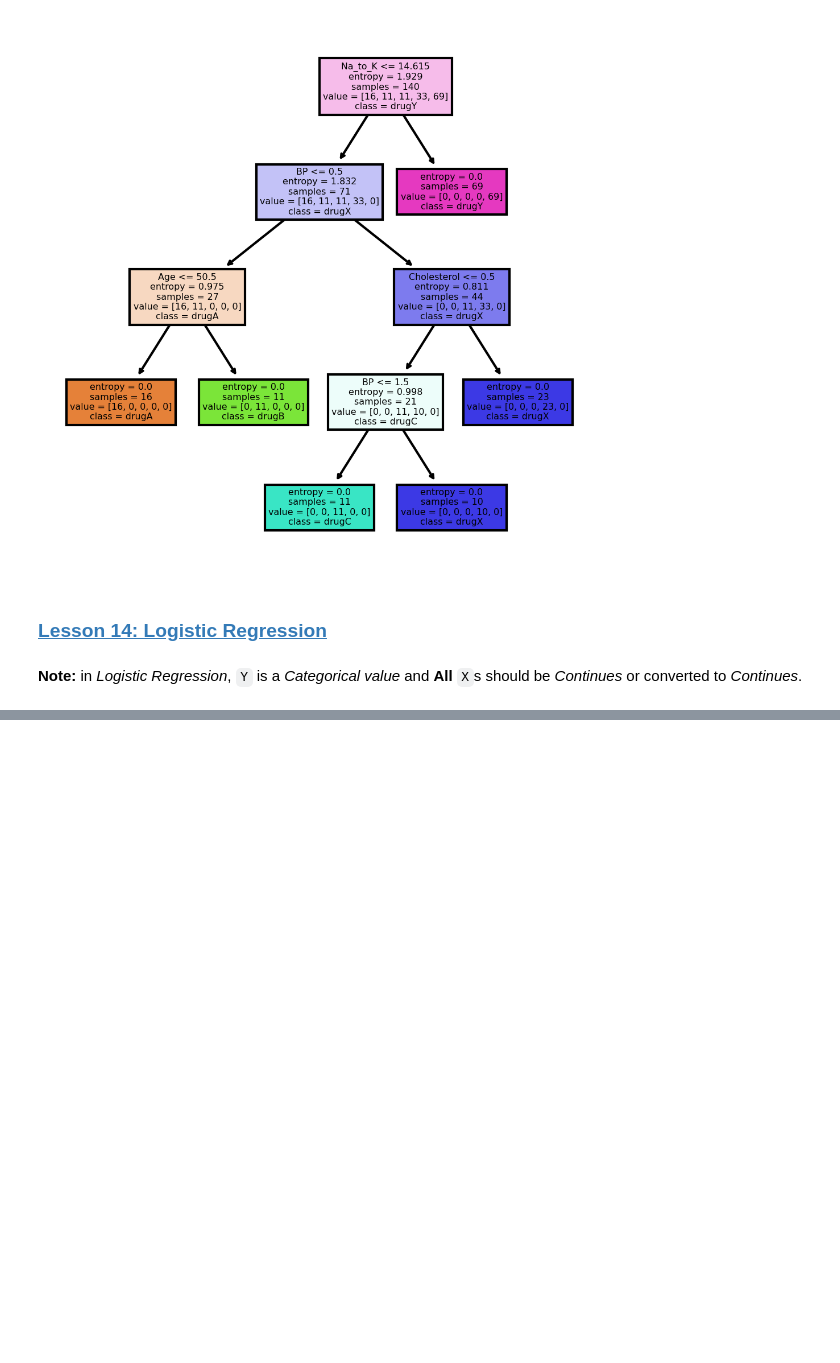
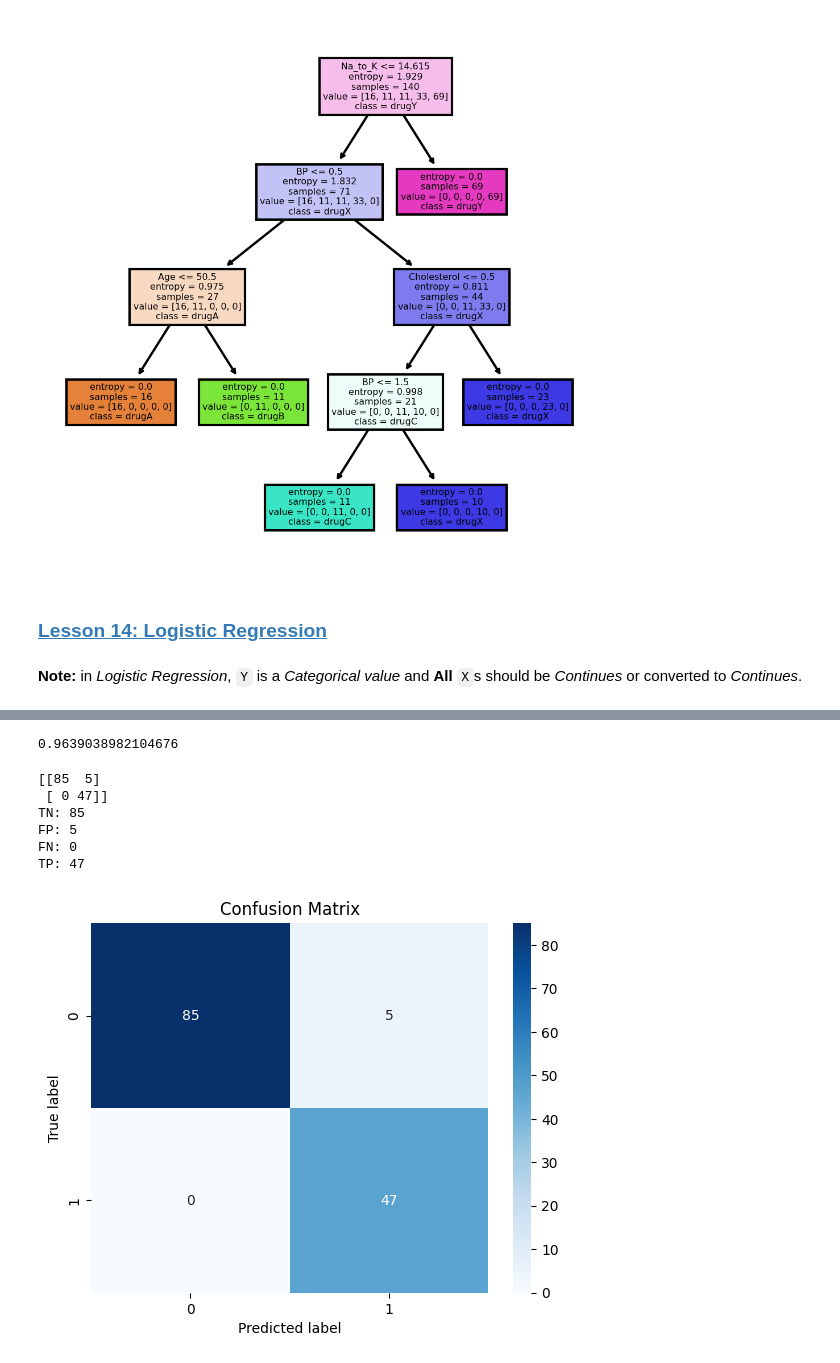
Before and after one commit to AliShariatian/Machine-Learning-Practices, a Jupyter notebook: Jadi/01 - Jadi.ipynb, the cells around one changed output, grey strips where cells are left out. Saved outputs shown, nothing was run; the diff lists cells and outputs as text; code cells hidden in the pictures; blank space fills up the shorter version.

```diff
--- a/Jadi/01 - Jadi.ipynb
+++ b/Jadi/01 - Jadi.ipynb
@@ -1614,0 +1993,5 @@ plt.show()
+# %%
+X_train, X_test, y_train, y_test = train_test_split( X, y, test_size=0.2, random_state=4)
+
+print('Train:', X_train.shape, y_train.shape)
+print('Test:', X_test.shape, y_test.shape)
@@ -1614,0 +2011,3 @@ plt.show()
+# %%
+svm_model = svm.SVC(kernel='rbf')
+svm_model.fit(X_train, y_train)
@@ -1614,0 +2018,4 @@ plt.show()
+# %%
+y_hat = svm_model.predict(X_test)
+
+y_hat[:5]
@@ -1614,0 +2036,6 @@ plt.show()
+# %%
+from sklearn.metrics import f1_score
+
+f1_score(y_test, y_hat, average='weighted')
+# %% [output]
+0.9639038982104676
@@ -1614,0 +2046,27 @@ plt.show()
+# %%
+cnf_matrix = confusion_matrix(y_test, y_hat)
+tn, fp, fn, tp = cnf_matrix.ravel()
+# %%
+tn, fp, fn, tp = cnf_matrix.ravel()
+
+print(cnf_matrix)
+print('TN:', tn)
+print('FP:', fp)
+print('FN:', fn)
+print('TP:', tp)
+# %% [output]
+[[85  5]
+ [ 0 47]]
+TN: 85
+FP: 5
+FN: 0
+TP: 47
+# %%
+sns.heatmap(cnf_matrix, annot=True, cmap=plt.cm.Blues, fmt='d', cbar=True)
+
+plt.title('Confusion Matrix')
+plt.xlabel('Predicted label')
+plt.ylabel('True label')
+plt.show()
+# %% [output]
+[figure, added]
```
Also changed, not shown: parts of 90 cells of this notebook, 2 other files.
